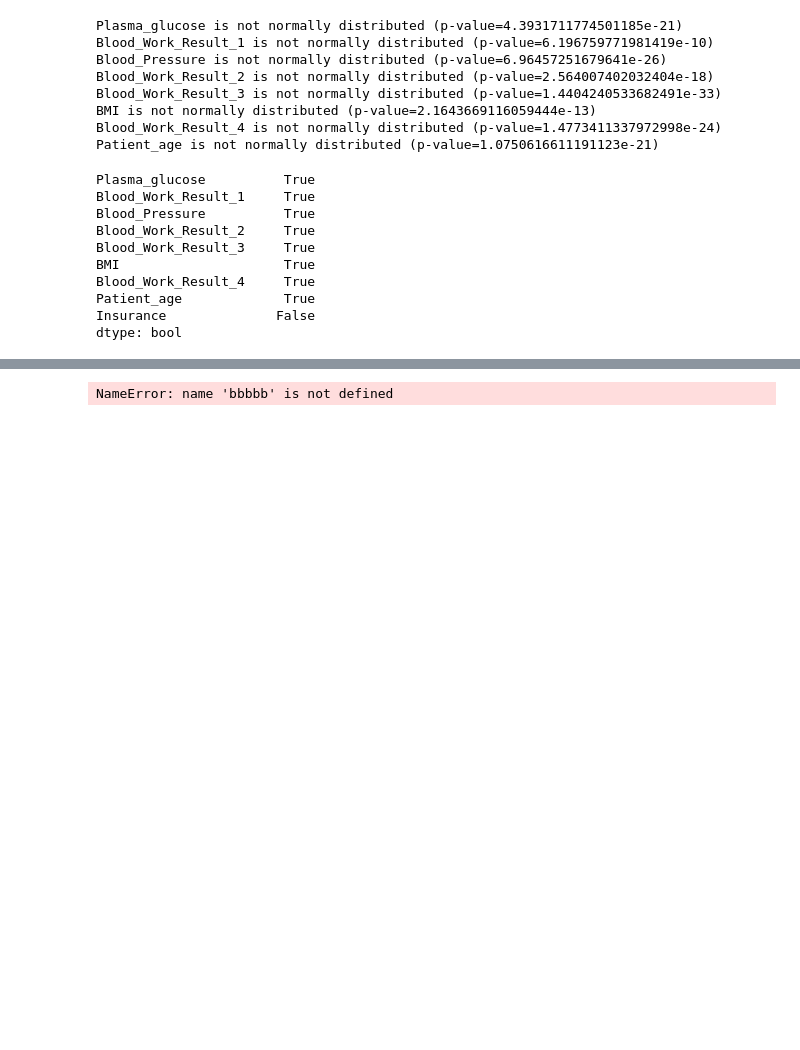
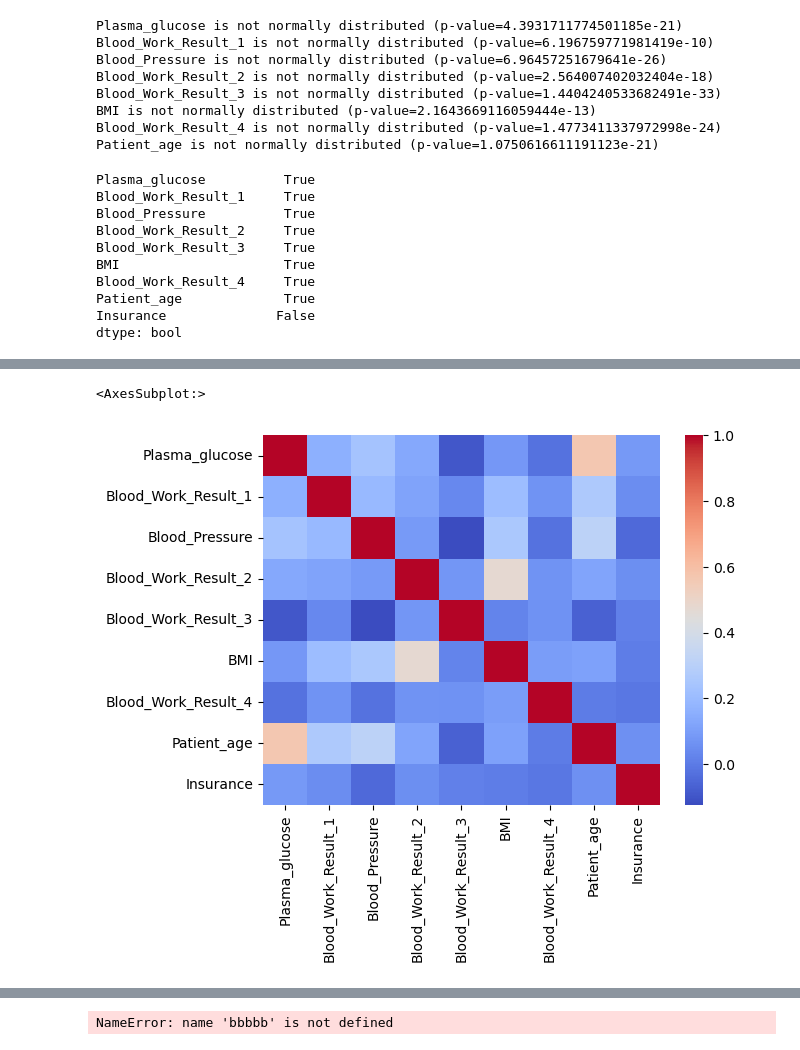
Before and after one commit to ikoghoemmanuell/Sepsis-Prediction-with-ML-and-FastAPI, a Jupyter notebook: sepsis.ipynb, the cells around one changed output, grey strips where cells are left out. Cells and saved outputs as stored; diff of their text form; code cells hidden in the pictures; blank space fills up the shorter version.

```diff
--- a/sepsis.ipynb
+++ b/sepsis.ipynb
@@ -409,3 +408,10 @@ for col in outlier_features:
+# %%
+# Check for multicollinearity between predictor variables
+corr = data_copy.corr()
+sns.heatmap(corr, cmap='coolwarm')
+# %% [output]
+<AxesSubplot:>
+[figure, added]
 # %%
 # Iterate over the outlier features and replace outliers with the median
 for col in outlier_features:
```
Also changed, not shown: parts of 15 cells of this notebook.
